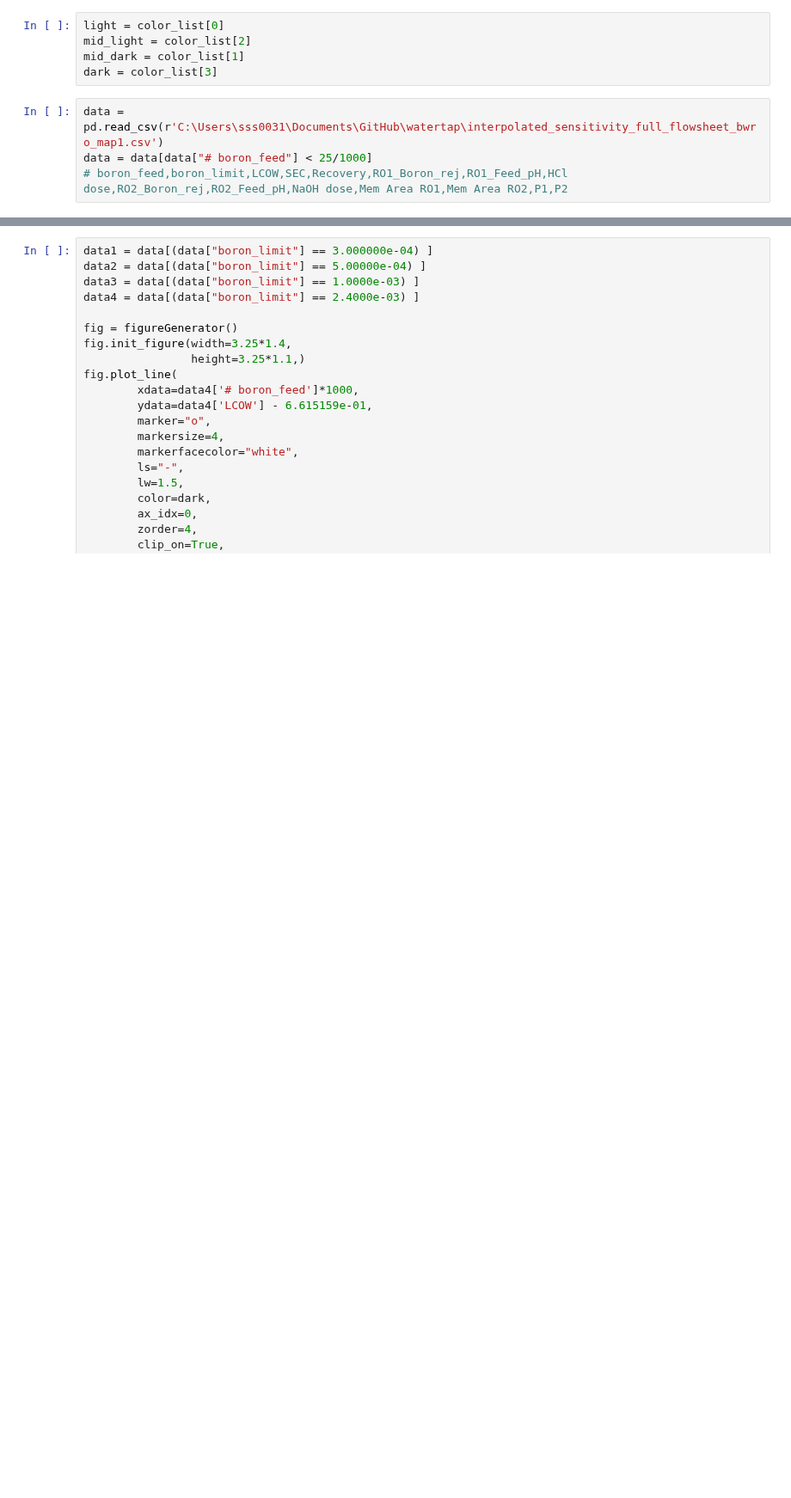
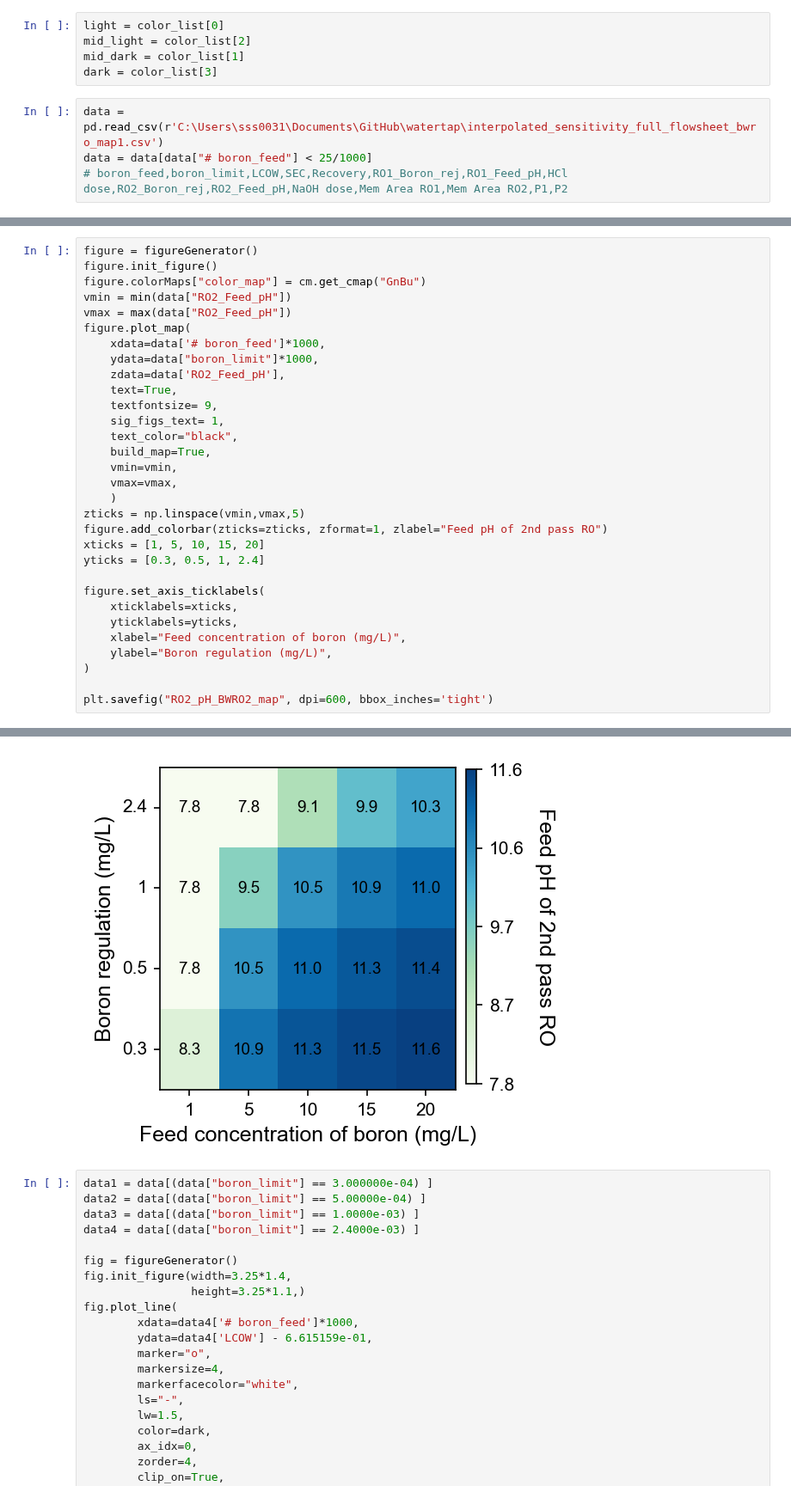
Before and after one commit to savannahsakhai/watertap, a Jupyter notebook: watertap/examples/flowsheets/boron_removal/sweep_plots.ipynb, the cells around one changed output, grey strips where cells are left out. Shown at 86% size. Cells and saved outputs as stored; diff of their text form; blank space fills up the shorter version.

```diff
--- a/watertap/examples/flowsheets/boron_removal/sweep_plots.ipynb
+++ b/watertap/examples/flowsheets/boron_removal/sweep_plots.ipynb
@@ -106,0 +107,32 @@ tiks [0. 1. 2. 3.]
+# %%
+figure = figureGenerator()
+figure.init_figure()
+figure.colorMaps["color_map"] = cm.get_cmap("GnBu")
+vmin = min(data["RO2_Feed_pH"])
+vmax = max(data["RO2_Feed_pH"])
+figure.plot_map(
+    xdata=data['# boron_feed']*1000,
+    ydata=data["boron_limit"]*1000,
+    zdata=data['RO2_Feed_pH'],
+    text=True,
+    textfontsize= 9,
+    sig_figs_text= 1,
+    text_color="black",
+    build_map=True,
+    vmin=vmin,
+    vmax=vmax,
+    )
+zticks = np.linspace(vmin,vmax,5)
+figure.add_colorbar(zticks=zticks, zformat=1, zlabel="Feed pH of 2nd pass RO")
+xticks = [1, 5, 10, 15, 20]
+yticks = [0.3, 0.5, 1, 2.4]
+
+figure.set_axis_ticklabels(
+    xticklabels=xticks,
+    yticklabels=yticks,
+    xlabel="Feed concentration of boron (mg/L)",
+    ylabel="Boron regulation (mg/L)",
+)
+
+plt.savefig("RO2_pH_BWRO2_map", dpi=600, bbox_inches='tight')
+# %% [output]
@@ -107,3 +156,4 @@ tiks [0. 1. 2. 3.]
+[figure, added]
 # %%
 data1 = data[(data["boron_limit"] == 3.000000e-04) ]
 data2 = data[(data["boron_limit"] == 5.00000e-04) ]
```
Also changed, not shown: parts of 2 cells of this notebook, 2 other files.
